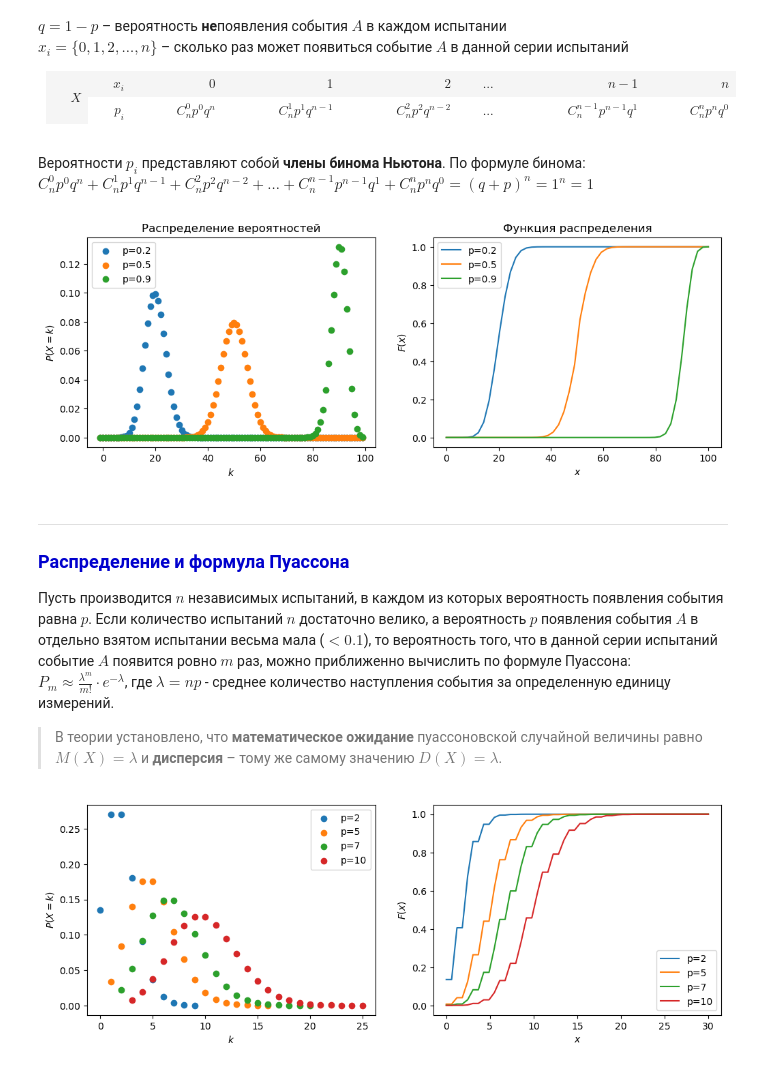
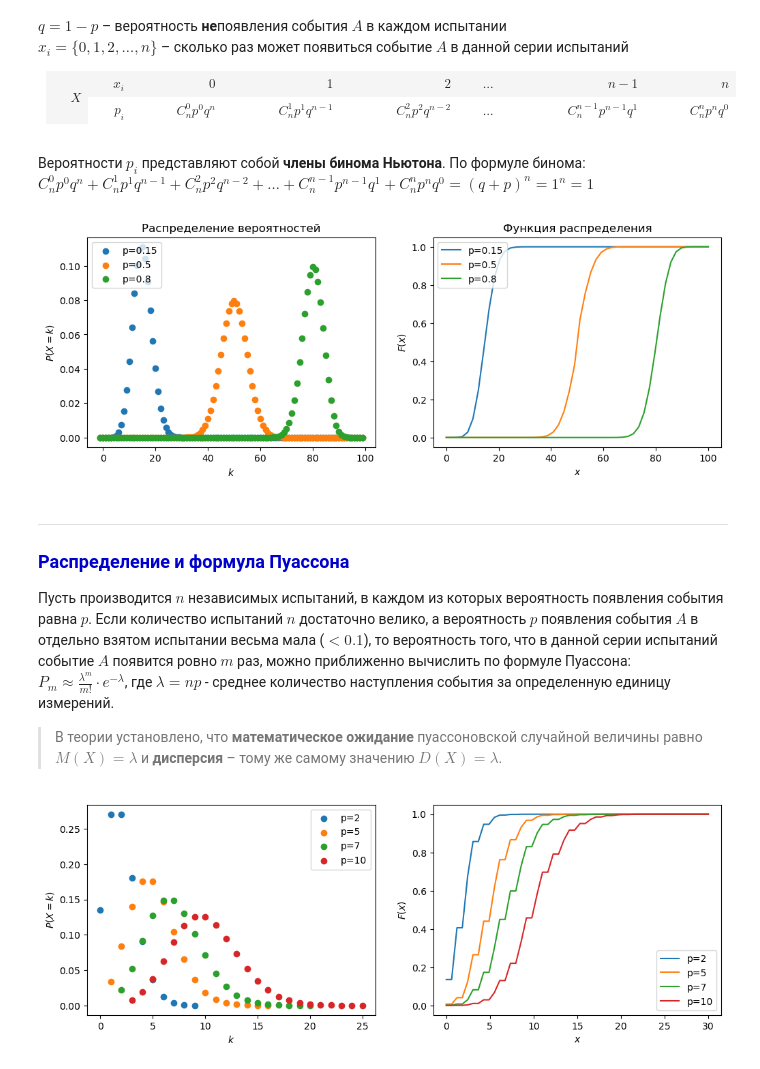
Before and after one commit to TanXmas/ProbabilityTheory_and_Statistics, a Jupyter notebook: PT_02_Random values. Discrete random value.ipynb, the cells around one changed output. Drawn from its saved outputs; the diff is of its cells as text; code cells hidden in the pictures.

```diff
--- a/PT_02_Random values. Discrete random value.ipynb
+++ b/PT_02_Random values. Discrete random value.ipynb
@@ -198,39 +198,39 @@ $C_n^{0}p^{0}q^{n} + C_n^{1}p^{1}q^{n-1} + C_n^{2}p^{2}q^{n-2} + \ldots + C_n^{n
 # %%
 n = 100
 
 plt.figure(figsize = [6*2, 4])
 
-for p in (0.2, 0.5, 0.9):
+for p in (0.15, 0.5, 0.8):
     rv = stats.binom(n, p)
 
     plt.subplot(1, 2, 1)
     x = np.arange(rv.ppf(0), rv.ppf(1))
     plt.scatter(x, rv.pmf(x), label=f'p={p}')
 
     plt.subplot(1, 2, 2)
     x = np.linspace(0, 100)
     plt.plot(x, rv.cdf(x), label=f'p={p}')
 
 plt.subplot(1, 2, 1)
 plt.ylabel('$P(X=k)$')
 plt.xlabel('$k$')
 plt.legend(loc='upper left')
 plt.title('Распределение вероятностей')
 
 plt.subplot(1, 2, 2)
 plt.ylabel('$F(x)$')
 plt.xlabel('$x$')
 plt.legend(loc='upper left')
 plt.title('Функция распределения');
 # %% [output]
-[figure, old version]
+[figure, new version]
 # %% [markdown]
 ___
 ### <font color = MediumBlue size = 4> <b>Распределение и формула Пуассона</b> </font>
 
 Пусть производится $n$ независимых испытаний, в каждом из которых вероятность появления события равна $p$.
 Если количество испытаний $n$ достаточно велико, а вероятность $p$ появления события $A$ в отдельно взятом испытании весьма мала ($<0.1$), то вероятность того, что в данной серии испытаний событие $A$ появится ровно $m$ раз, можно приближенно вычислить по формуле Пуассона: \
-$\displaystyle P_m\approx \frac{λ^m}{m!}\cdot e^{-λ}$, где $λ = np$ - среднее количество наступления события за определенную единицу измерений.
+$\displaystyle P_m\approx \frac{\lambda^m}{m!}\cdot e^{-\lambda}$, где $\lambda = np$ - среднее количество наступления события за определенную единицу измерений.
 
 >В теории установлено, что **математическое ожидание** пуассоновской случайной величины равно $M(X)=\lambda$ и **дисперсия** – тому же самому значению $D(X)=\lambda$.
 # %%
```
Also changed, not shown: parts of 4 cells of this notebook.
